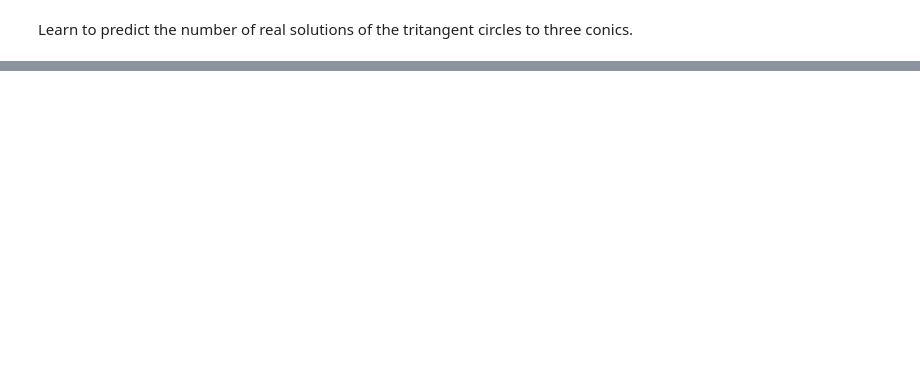
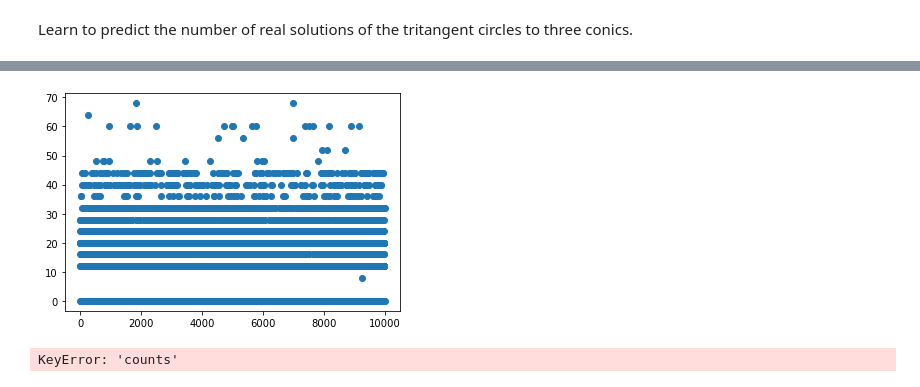
Before and after one commit to linus-md/REU, a Jupyter notebook: neural_count.ipynb, the cells around one changed output, grey strips where cells are left out. Drawn from its saved outputs; the diff is of its cells as text; code cells hidden in the pictures; blank space fills up the shorter version.

```diff
--- a/neural_count.ipynb
+++ b/neural_count.ipynb
@@ -23,7 +23,7 @@ data = batch_1.append(batch_2).reset_index().drop('index', axis=1)
 data.sample()
 # %%
 # Create Training and Validation Data
-count = np.array(data['counts'].values.tolist(), dtype=int)
+count = np.array(data['counts'].values.tolist(), dtype=np.int)
 param = np.array(data.drop('counts', axis=1).values.tolist(), dtype=np.float64)
 n = int(0.95*len(count))
 
@@ -35,17 +35,15 @@ model = keras.Sequential([
     keras.layers.Dense(units=32, activation='relu', input_shape=(18,)),
     keras.layers.Dense(units=64, activation='relu'),
     keras.layers.Dense(units=96, activation='relu'),
-    keras.layers.Dense(units=1, activation='softmax')
+    keras.layers.Dense(units=84, activation='softmax')
 ])
 
 model.summary()
 # %%
-# cce = keras.losses.CategoricalCrossentropy()
 sce = keras.losses.SparseCategoricalCrossentropy()
-
 model.compile(optimizer='RMSprop',
               loss=sce,
-              metrics=[sce, 'accuracy'])
+              metrics=['accuracy', sce])
 # %%
 # Train model
 history = model.fit(param_train,
@@ -70,6 +89,8 @@ plt.plot()
 # %%
 # Inspect Predictions
 fig = plt.figure()
-prediction = model.predict(param_val)
+prediction = 2*np.argmax(model.predict(param_val), axis=1)
 plt.plot(prediction, 'o')
 plt.show()
+# %% [output]
+[figure, added]
@@ -77,0 +97,5 @@ print(prediction[:5])
+# %%
+#print(prediction[:5])
+print(len(df[df['counts'] == 0]))
+# %% [output]
+KeyError: 'counts'
```
Also changed, not shown: parts of 3 cells of this notebook.
